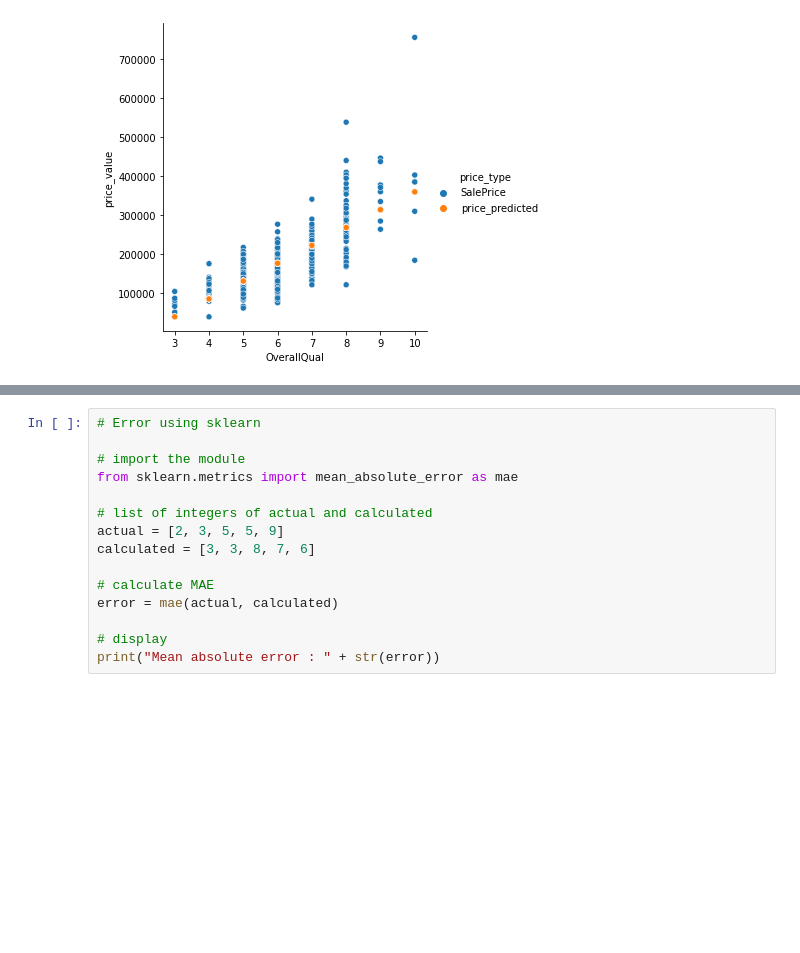
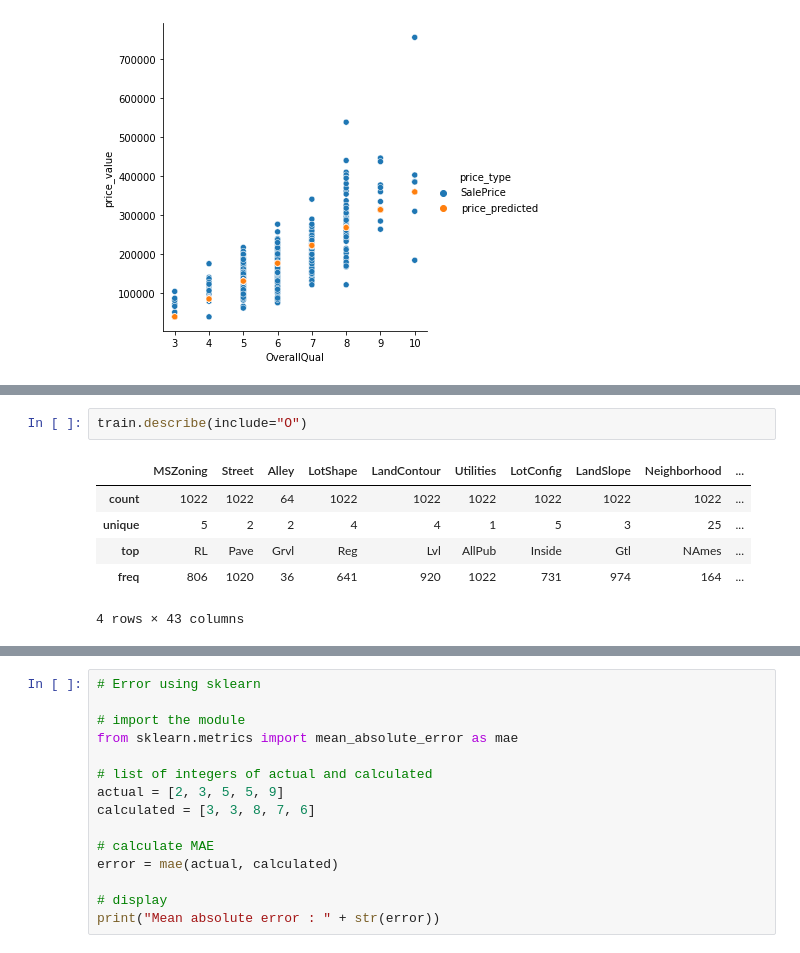
Before and after one commit to hekaplex/2022_03_DSI_WD, a Jupyter notebook: Temitope_Oyeleye/Python/Capstone work/Capstone Work 05132022.ipynb, the cells around one changed output, grey strips where cells are left out. Cells and saved outputs as stored; diff of their text form; blank space fills up the shorter version.

```diff
--- a/Temitope_Oyeleye/Python/Capstone work/Capstone Work 05132022.ipynb
+++ b/Temitope_Oyeleye/Python/Capstone work/Capstone Work 05132022.ipynb
@@ -382,0 +432,9 @@ sns.relplot(data=melted, x='OverallQual', y='price_value',
+# %%
+train.describe(include="O")
+# %% [output]
+|  | MSZoning | Street | Alley | LotShape | LandContour | Utilities | LotConfig | LandSlope | Neighborhood | ... |
+| count | 1022 | 1022 | 64 | 1022 | 1022 | 1022 | 1022 | 1022 | 1022 | ... |
+| unique | 5 | 2 | 2 | 4 | 4 | 1 | 5 | 3 | 25 | ... |
+| top | RL | Pave | Grvl | Reg | Lvl | AllPub | Inside | Gtl | NAmes | ... |
+| freq | 806 | 1020 | 36 | 641 | 920 | 1022 | 731 | 974 | 164 | ... |
+4 rows × 43 columns
```
Also changed, not shown: parts of 10 cells of this notebook.
